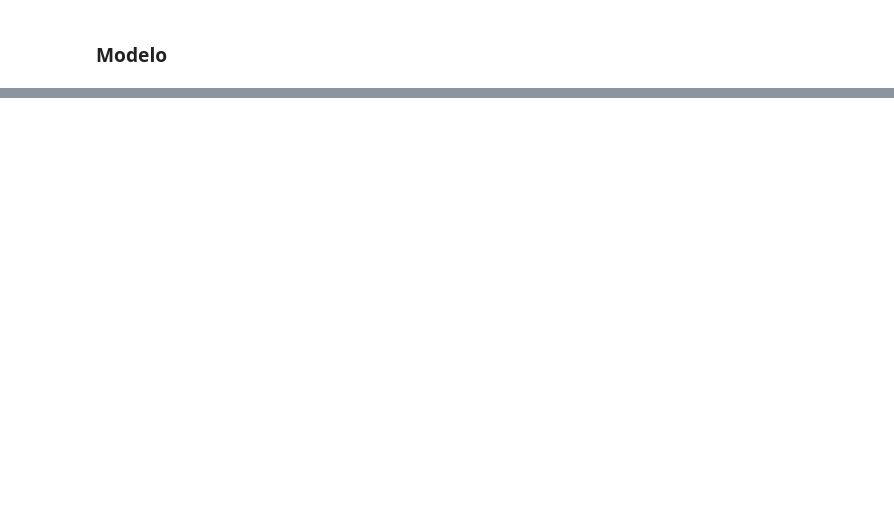
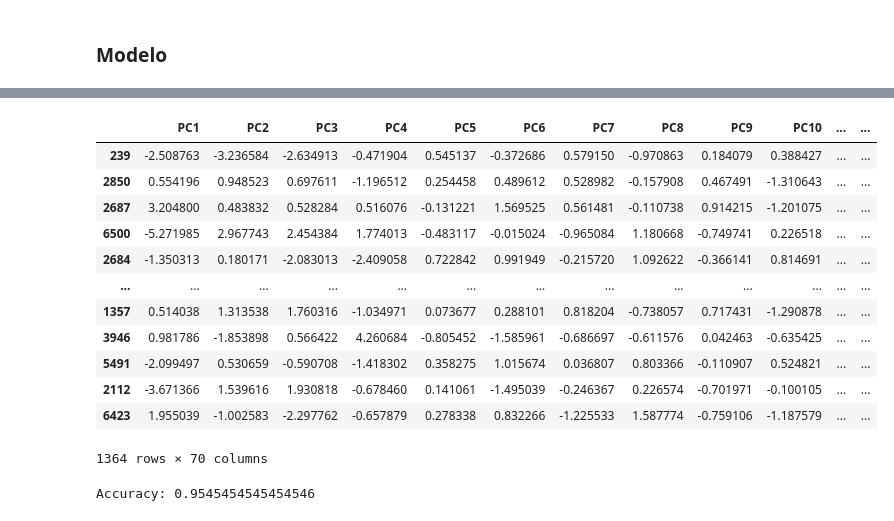
Before and after one commit to CastroMaster10/CloudComputing_act2, a Jupyter notebook: src/modelo.ipynb, the cells around one changed output, grey strips where cells are left out. Cells and saved outputs as stored; diff of their text form; code cells hidden in the pictures; blank space fills up the shorter version.

```diff
--- a/src/modelo.ipynb
+++ b/src/modelo.ipynb
@@ -32,2 +40,5 @@ data.shape
 # %% [markdown]
 ### Modelo
+# %%
+X_train, X_test, y_train, y_test = train_test_split(data.drop(["Bankrupt?"], axis=1), data["Bankrupt?"], test_size=0.2, random_state=42)
+X_train
@@ -33,0 +87,21 @@ data.shape
+# %%
+X_test
+# %% [output]
+|  | PC1 | PC2 | PC3 | PC4 | PC5 | PC6 | PC7 | PC8 | PC9 | PC10 | ... | ... |
+| 239 | -2.508763 | -3.236584 | -2.634913 | -0.471904 | 0.545137 | -0.372686 | 0.579150 | -0.970863 | 0.184079 | 0.388427 | ... | ... |
+| 2850 | 0.554196 | 0.948523 | 0.697611 | -1.196512 | 0.254458 | 0.489612 | 0.528982 | -0.157908 | 0.467491 | -1.310643 | ... | ... |
+| 2687 | 3.204800 | 0.483832 | 0.528284 | 0.516076 | -0.131221 | 1.569525 | 0.561481 | -0.110738 | 0.914215 | -1.201075 | ... | ... |
+| 6500 | -5.271985 | 2.967743 | 2.454384 | 1.774013 | -0.483117 | -0.015024 | -0.965084 | 1.180668 | -0.749741 | 0.226518 | ... | ... |
+| 2684 | -1.350313 | 0.180171 | -2.083013 | -2.409058 | 0.722842 | 0.991949 | -0.215720 | 1.092622 | -0.366141 | 0.814691 | ... | ... |
+| ... | ... | ... | ... | ... | ... | ... | ... | ... | ... | ... | ... | ... |
+| 1357 | 0.514038 | 1.313538 | 1.760316 | -1.034971 | 0.073677 | 0.288101 | 0.818204 | -0.738057 | 0.717431 | -1.290878 | ... | ... |
+| 3946 | 0.981786 | -1.853898 | 0.566422 | 4.260684 | -0.805452 | -1.585961 | -0.686697 | -0.611576 | 0.042463 | -0.635425 | ... | ... |
+| 5491 | -2.099497 | 0.530659 | -0.590708 | -1.418302 | 0.358275 | 1.015674 | 0.036807 | 0.803366 | -0.110907 | 0.524821 | ... | ... |
+| 2112 | -3.671366 | 1.539616 | 1.930818 | -0.678460 | 0.141061 | -1.495039 | -0.246367 | 0.226574 | -0.701971 | -0.100105 | ... | ... |
+| 6423 | 1.955039 | -1.002583 | -2.297762 | -0.657879 | 0.278338 | 0.832266 | -1.225533 | 1.587774 | -0.759106 | -1.187579 | ... | ... |
+1364 rows × 70 columns
+# %%
+accuracy = accuracy_score(y_test,final_preds)
+print(f"Accuracy: {accuracy}")
+# %% [output]
+Accuracy: 0.9545454545454546
```
Also changed, not shown: parts of 11 cells of this notebook, 2 other files.
